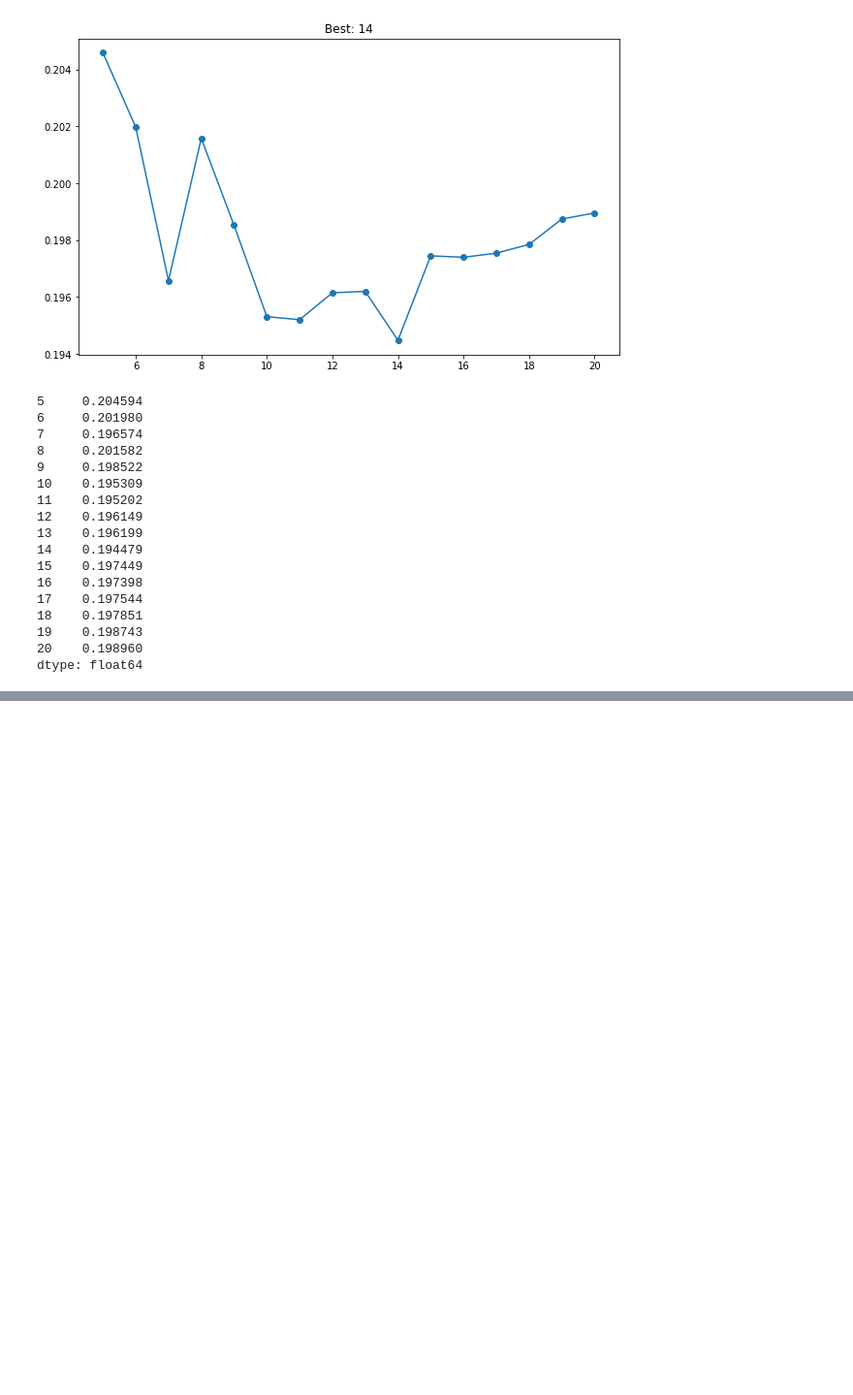
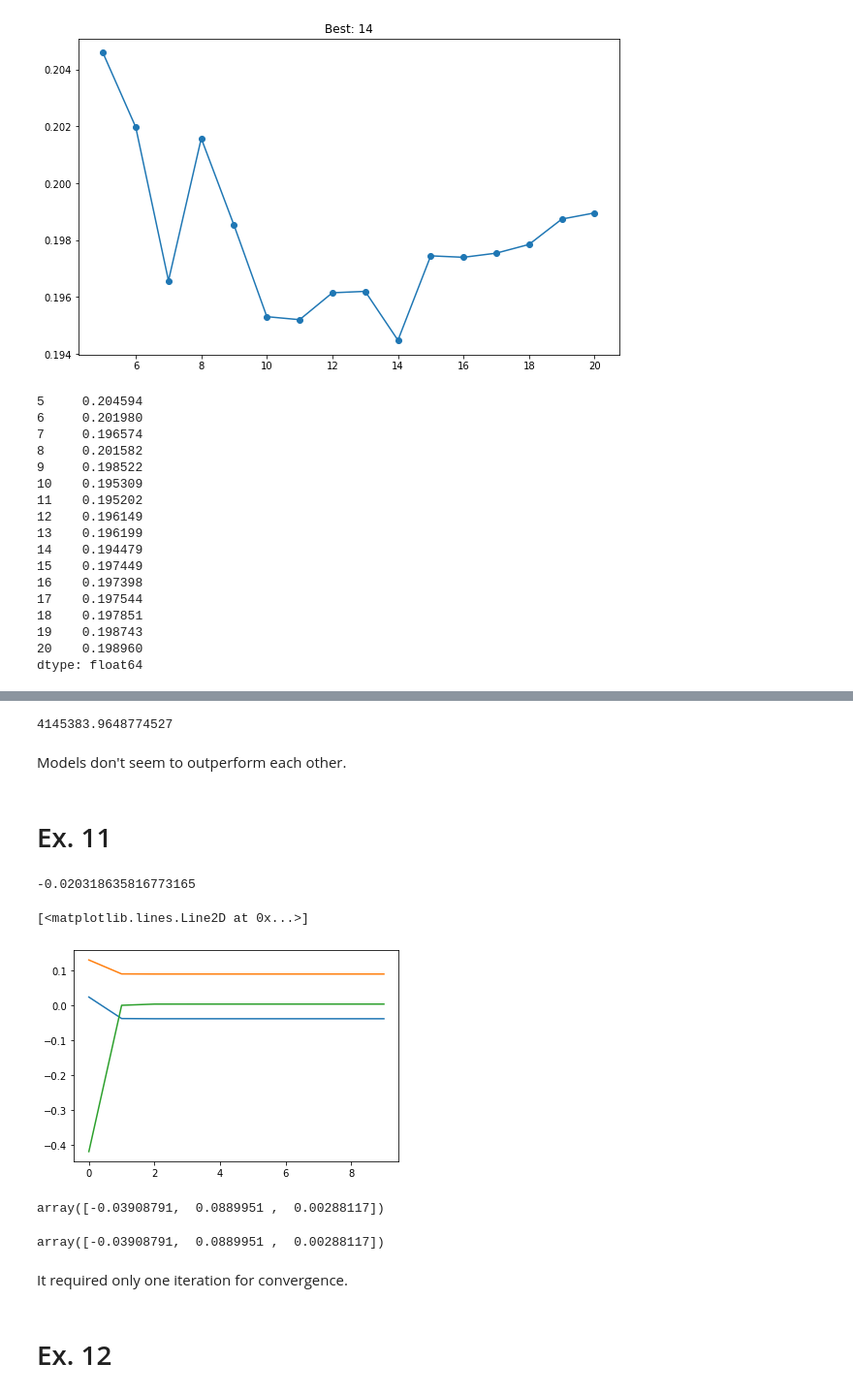
Before and after one commit to vivialprt/ISLR, a Jupyter notebook: Chapter7/Solution.ipynb, the cells around one changed output, grey strips where cells are left out. Shown: that part at 97% size. Cells and saved outputs as stored; diff of their text form; code cells hidden in the pictures; blank space fills up the shorter version.

```diff
--- a/Chapter7/Solution.ipynb
+++ b/Chapter7/Solution.ipynb
@@ -601,0 +753,55 @@ Generalized Linear Model Regression Results
+# %%
+bs = sm.gam.BSplines(test_X[best_models[best]].drop(['Private'], axis=1), df=[4,4,4,4,4], degree=[3,3,3,3,3])
+preds = model2.predict(sm.add_constant(test_X.Private), bs.basis, transform=False)
+mean_squared_error(test_y, preds)
+# %% [output]
+4145383.9648774527
+# %% [markdown]
+Models don't seem to outperform each other.
+# %% [markdown]
+# Ex. 11
+# %%
+np.random.seed(1)
+size = 100
+X1 = np.random.normal(size=size)
+X2 = np.random.normal(size=size)
+y = np.random.normal(size=size)
+b1 = 5
+# %%
+model = sm.OLS(y - b1 * X1, sm.add_constant(X2)).fit()
+b2 = model.params[1]
+# %%
+model = sm.OLS(y - b2 * X2, sm.add_constant(X1)).fit()
+model.params[1]
+# %% [output]
+-0.020318635816773165
+# %%
+iters = 10
+coefs = np.empty((iters, 3), dtype=float)
+b1 = 5
+for i in range(iters):
+    model = sm.OLS(y - b1 * X1, sm.add_constant(X2)).fit()
+    b0, b2 = model.params
+    model = sm.OLS(y - b2 * X2, sm.add_constant(X1)).fit()
+    b0, b1 = model.params
+    coefs[i] = b0, b1, b2
+# %%
+plt.plot(np.arange(iters), coefs[:, 0], label='B0')
+plt.plot(np.arange(iters), coefs[:, 1], label='B1')
+plt.plot(np.arange(iters), coefs[:, 2], label='B2')
+# %% [output]
+[<matplotlib.lines.Line2D at 0x...>]
+[figure, added]
+# %%
+coefs[-1]
+# %% [output]
+array([-0.03908791,  0.0889951 ,  0.00288117])
+# %%
+model = sm.OLS(y, sm.add_constant(np.array([X1, X2]).T)).fit()
+model.params
+# %% [output]
+array([-0.03908791,  0.0889951 ,  0.00288117])
+# %% [markdown]
+It required only one iteration for convergence.
+# %% [markdown]
+# Ex. 12
```
Also changed, not shown: parts of 27 cells of this notebook.
